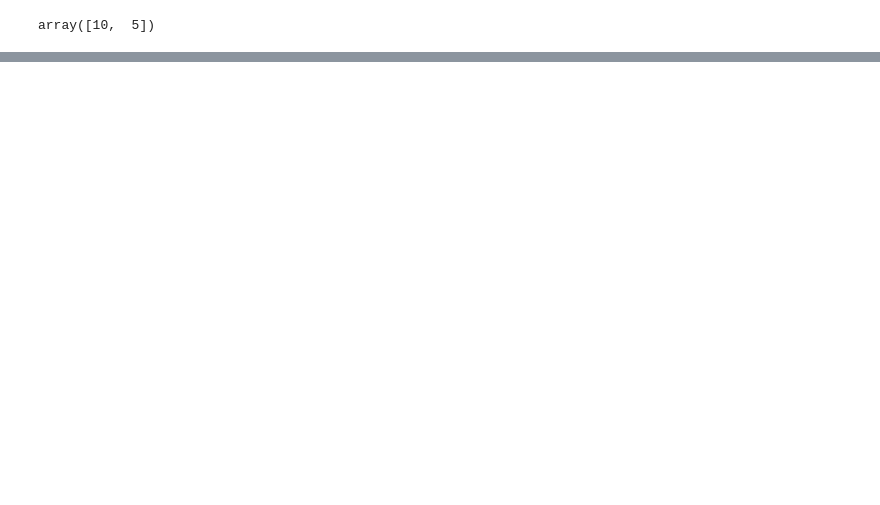
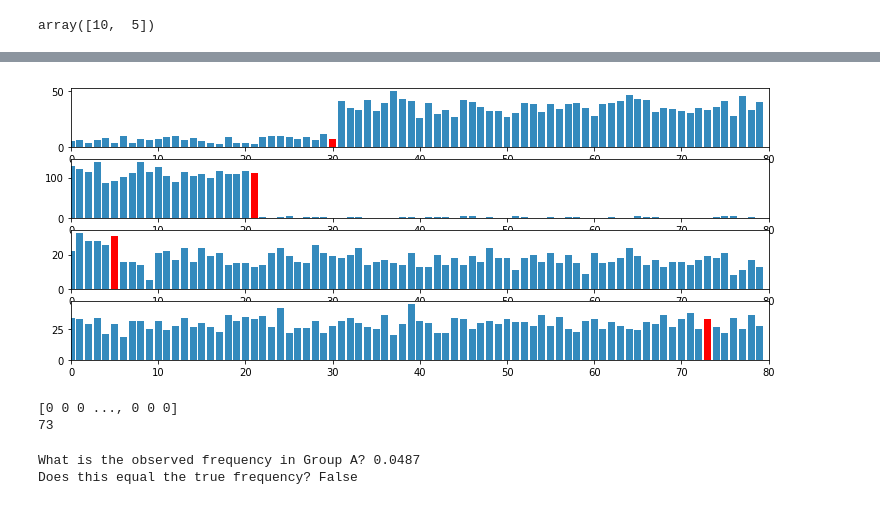
Before and after one commit to TanUkkii007/Probabilistic-Programming-and-Bayesian-Methods-for-Hackers, a Jupyter notebook: ch02/Ch2_MorePyMC_PyMC3.ipynb, the cells around one changed output, grey strips where cells are left out. Cells and saved outputs as stored; diff of their text form; code cells hidden in the pictures; blank space fills up the shorter version.

```diff
--- a/ch02/Ch2_MorePyMC_PyMC3.ipynb
+++ b/ch02/Ch2_MorePyMC_PyMC3.ipynb
@@ -80,0 +113,17 @@ array([10,  5])
+# %%
+def plot_artificial_sms_dataset():
+    tau = stats.randint.rvs(0, 80)
+    alpha = 1./20.
+    lambda_1, lambda_2 = stats.expon.rvs(scale=1/alpha, size=2)
+    data = np.r_[stats.poisson.rvs(mu=lambda_1, size=tau), stats.poisson.rvs(mu=lambda_2, size=80 - tau)]
+    plt.bar(np.arange(80), data, color="#348ABD")
+    plt.bar(tau - 1, data[tau-1], color="r", label="user behaviour changed")
+    plt.xlim(0, 80)
+
+figsize(12.5, 5)
+plt.title("More example of artificial datasets")
+for i in range(4):
+    plt.subplot(4, 1, i+1)
+    plot_artificial_sms_dataset()
+# %% [output]
+[figure, added]
@@ -80,0 +133,17 @@ array([10,  5])
+# %%
+p_true = 0.05
+N = 1500
+
+occurrences = stats.bernoulli.rvs(p_true, size=N)
+
+print(occurrences)
+print(np.sum(occurrences))
+# %% [output]
+[0 0 0 ..., 0 0 0]
+73
+# %%
+print("What is the observed frequency in Group A? %.4f" % np.mean(occurrences))
+print("Does this equal the true frequency? %s" % (np.mean(occurrences) == p_true))
+# %% [output]
+What is the observed frequency in Group A? 0.0487
+Does this equal the true frequency? False
```
Also changed, not shown: parts of 28 cells of this notebook.
